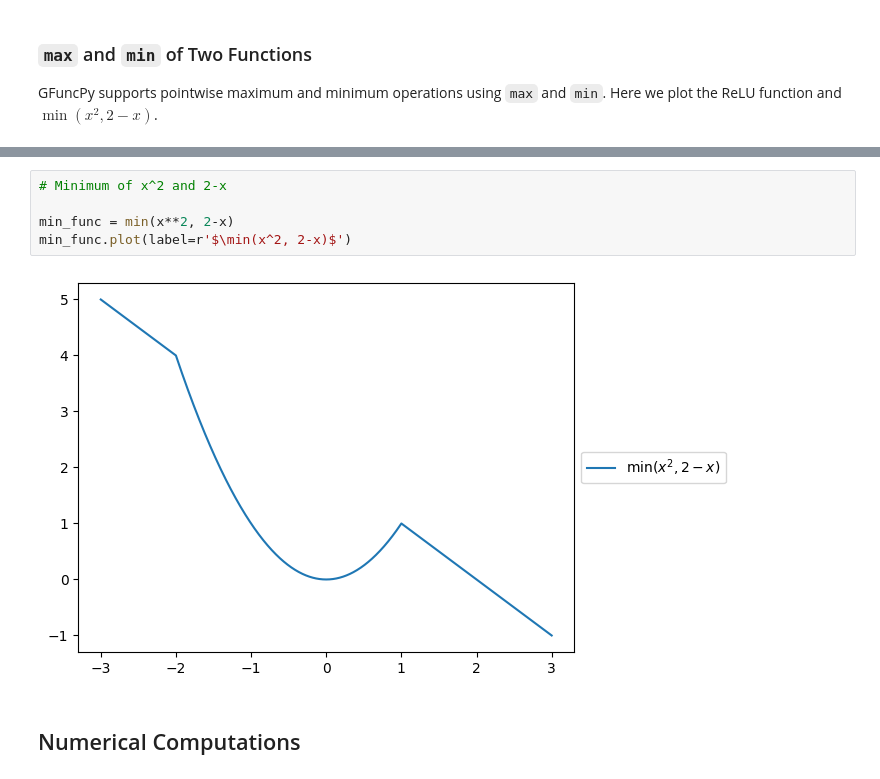
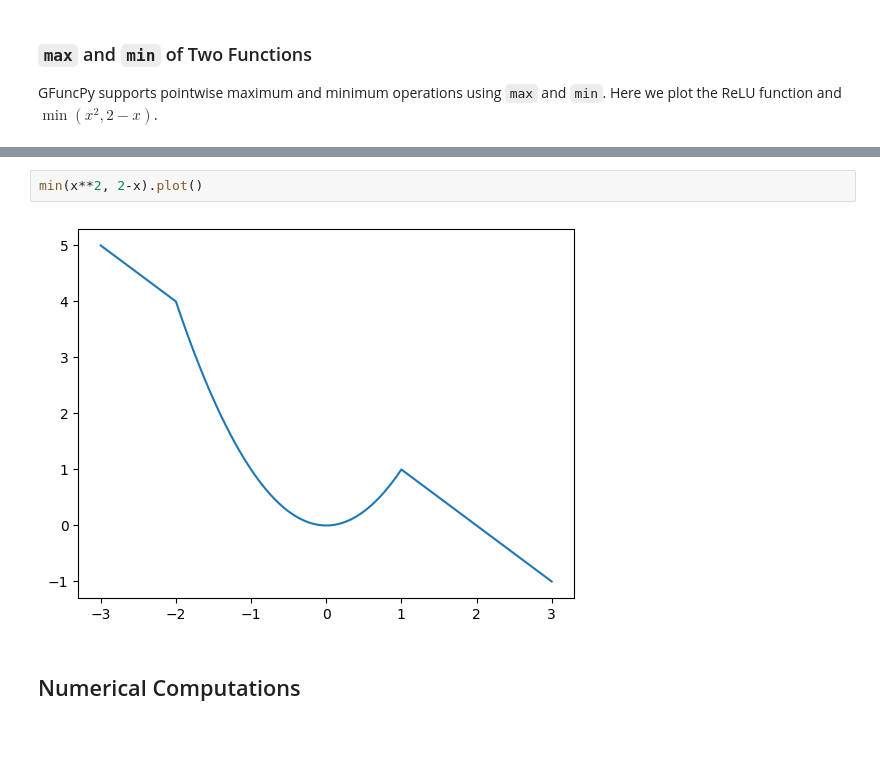
Before and after one commit to beginnerSC/gfuncpy, a Jupyter notebook: docs/source/usage.ipynb, the cells around one changed output, grey strips where cells are left out. Saved outputs shown, nothing was run; the diff lists cells and outputs as text; blank space fills up the shorter version.

```diff
--- a/docs/source/usage.ipynb
+++ b/docs/source/usage.ipynb
@@ -77,10 +77,7 @@ relu.plot(label=r'$\mathrm{ReLU}(x)$')
-# %%
-# Minimum of x^2 and 2-x
-
-min_func = min(x**2, 2-x)
-min_func.plot(label=r'$\min(x^2, 2-x)$')
-# %% [output]
-[figure, removed]
+# %%
+min(x**2, 2-x).plot()
+# %% [output]
+[figure, added]
 # %% [markdown]
 ## Numerical Computations
 # %% [markdown]
```
Also changed, not shown: parts of 4 cells of this notebook.
